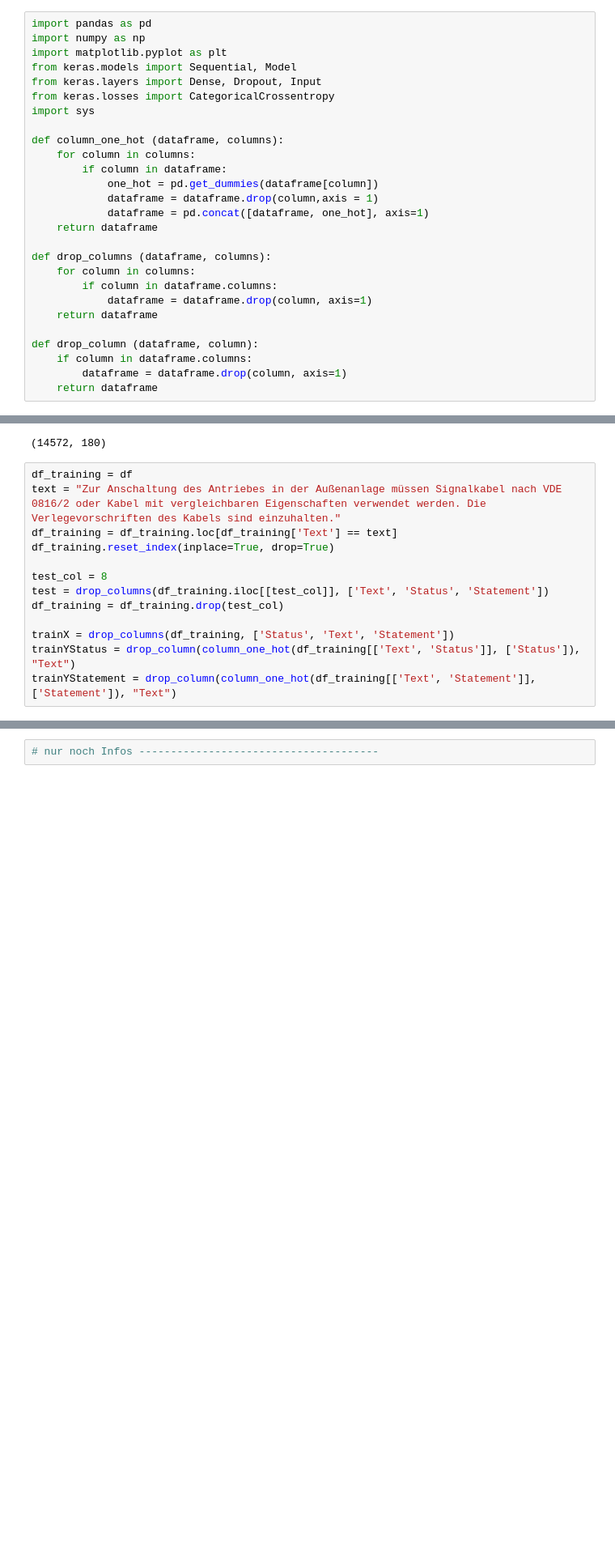
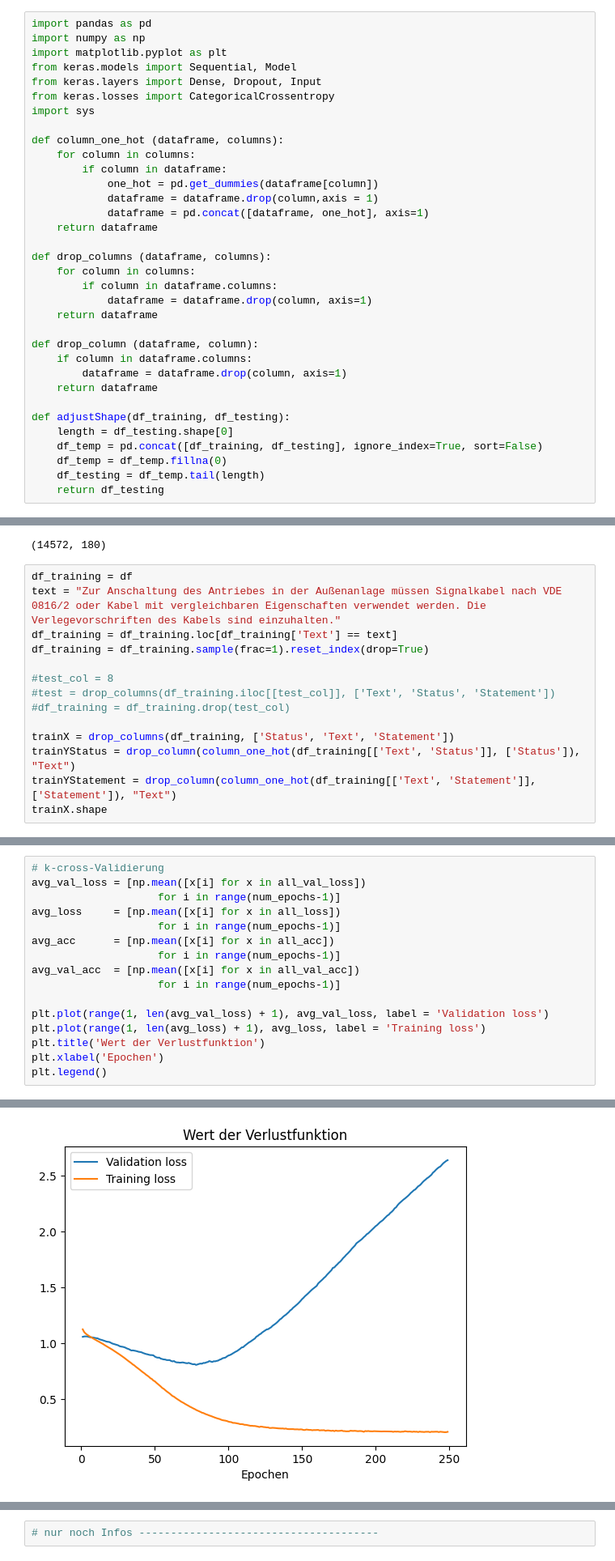
Before and after one commit to erkangrn/Bachelorarbeit, a Jupyter notebook: Code/Working/BSC_AI_Modell.ipynb, the cells around one changed output, grey strips where cells are left out. Shown at 81% size. Cells and saved outputs as stored; diff of their text form; blank space fills up the shorter version.

```diff
--- a/Code/Working/BSC_AI_Modell.ipynb
+++ b/Code/Working/BSC_AI_Modell.ipynb
@@ -25,6 +25,13 @@ def drop_column (dataframe, column):
     if column in dataframe.columns:
         dataframe = dataframe.drop(column, axis=1)
     return dataframe
+
+def adjustShape(df_training, df_testing):
+    length = df_testing.shape[0]
+    df_temp = pd.concat([df_training, df_testing], ignore_index=True, sort=False)
+    df_temp = df_temp.fillna(0)
+    df_testing = df_temp.tail(length)
+    return df_testing
 # %%
 df = pd.read_csv('SAR_Data.csv')
 df.shape
@@ -90,12 +97,13 @@ df.shape
 df_training = df
 text = "Zur Anschaltung des Antriebes in der Außenanlage müssen Signalkabel nach VDE 0816/2 oder Kabel mit vergleichbaren Eigenschaften verwendet werden. Die Verlegevorschriften des Kabels sind einzuhalten."
 df_training = df_training.loc[df_training['Text'] == text]
-df_training.reset_index(inplace=True, drop=True)
+df_training = df_training.sample(frac=1).reset_index(drop=True)
 
-test_col = 8
-test = drop_columns(df_training.iloc[[test_col]], ['Text', 'Status', 'Statement'])
-df_training = df_training.drop(test_col)
+#test_col = 8
+#test = drop_columns(df_training.iloc[[test_col]], ['Text', 'Status', 'Statement'])
+#df_training = df_training.drop(test_col)
 
 trainX = drop_columns(df_training, ['Status', 'Text', 'Statement'])
 trainYStatus = drop_column(column_one_hot(df_training[['Text', 'Status']], ['Status']), "Text")
 trainYStatement = drop_column(column_one_hot(df_training[['Text', 'Statement']], ['Statement']), "Text")
+trainX.shape
@@ -101,0 +178,17 @@ trainYStatement = drop_column(column_one_hot(df_training[['Text', 'Statement']],
+# %%
+# k-cross-Validierung
+avg_val_loss = [np.mean([x[i] for x in all_val_loss])
+                    for i in range(num_epochs-1)]
+avg_loss     = [np.mean([x[i] for x in all_loss])
+                    for i in range(num_epochs-1)]
+avg_acc      = [np.mean([x[i] for x in all_acc])
+                    for i in range(num_epochs-1)]
+avg_val_acc  = [np.mean([x[i] for x in all_val_acc])
+                    for i in range(num_epochs-1)]
+
+plt.plot(range(1, len(avg_val_loss) + 1), avg_val_loss, label = 'Validation loss')
+plt.plot(range(1, len(avg_loss) + 1), avg_loss, label = 'Training loss')
+plt.title('Wert der Verlustfunktion')
+plt.xlabel('Epochen')
+plt.legend()
+# %% [output]
@@ -101,0 +196 @@ trainYStatement = drop_column(column_one_hot(df_training[['Text', 'Statement']],
+[figure, added]
```
Also changed, not shown: parts of 10 cells of this notebook, 8 other files.
